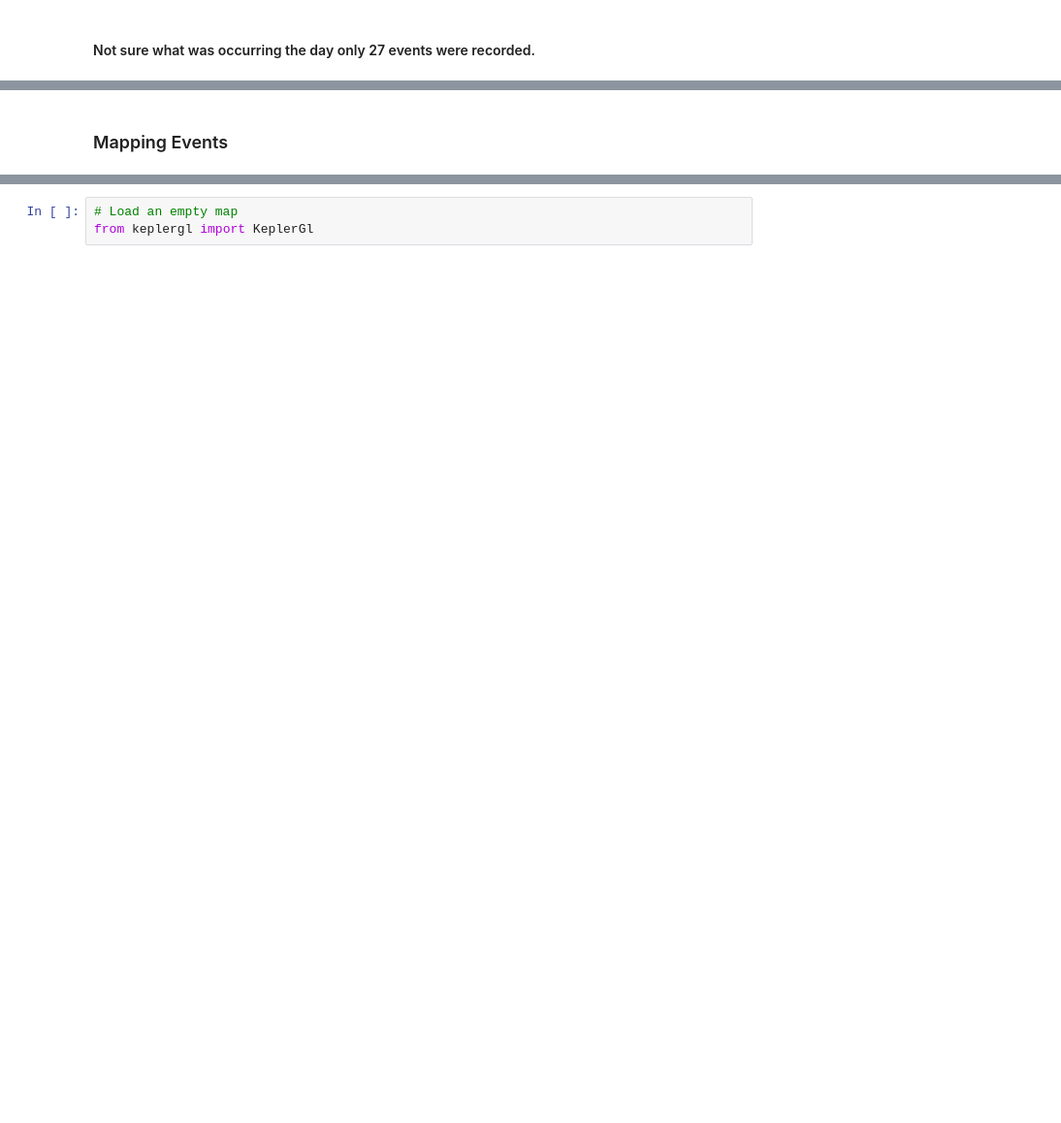
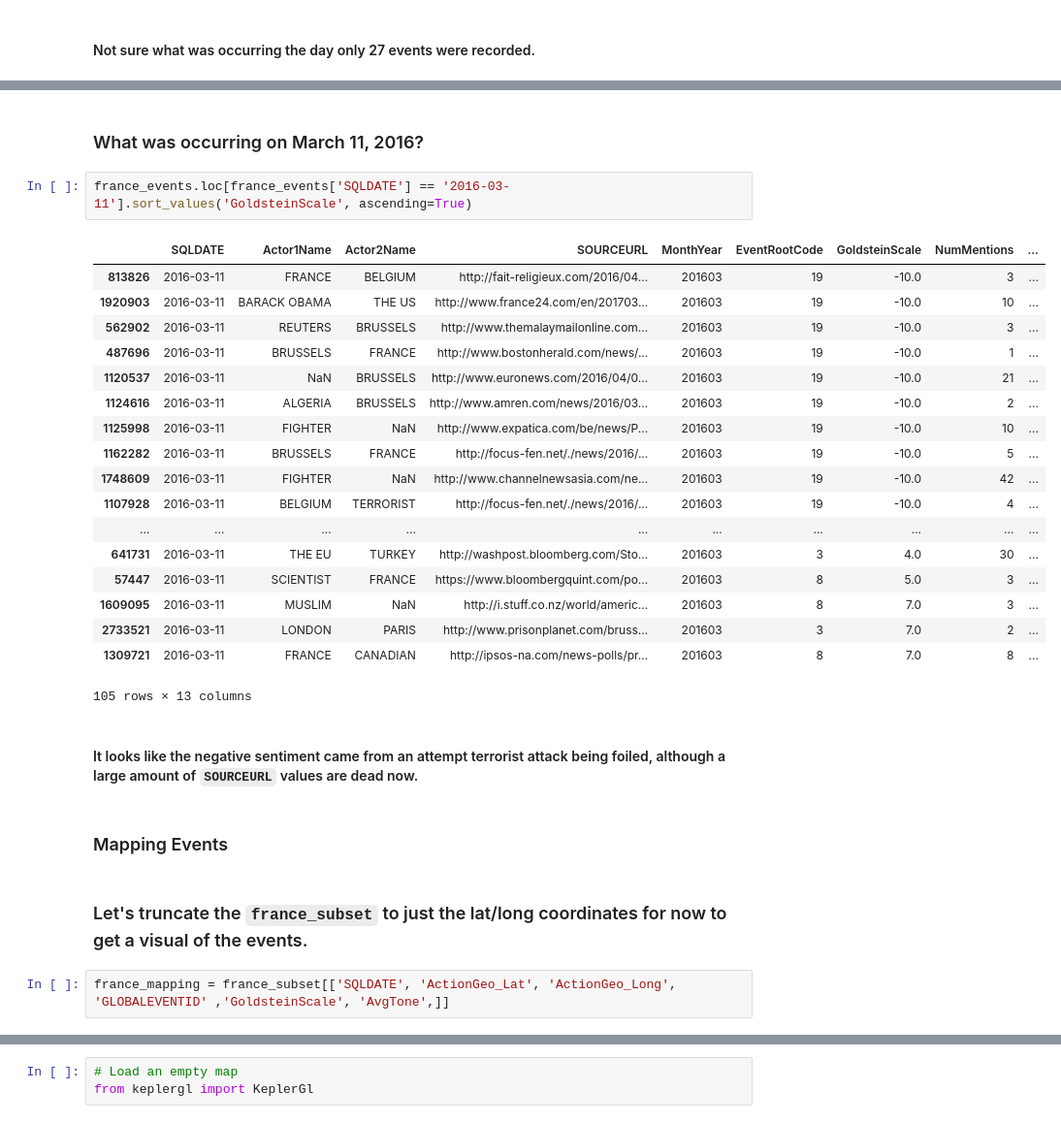
Before and after one commit to philip-sparks/Springboard-AI, a Jupyter notebook: GDELT_Capstone/France Collection, Wrangling, Exploration.ipynb, the cells around one changed output, grey strips where cells are left out. Shown at 97% size. Drawn from its saved outputs; the diff is of its cells as text; blank space fills up the shorter version.

Commit message:
More details
Added mapping

```diff
--- a/GDELT_Capstone/France Collection, Wrangling, Exploration.ipynb
+++ b/GDELT_Capstone/France Collection, Wrangling, Exploration.ipynb
@@ -576,2 +586,31 @@ france_events.groupby(["SQLDATE", "GoldsteinScale"]).size().plot(figsize=(16,10)
+# %% [markdown]
+### What was occurring on March 11, 2016?
+# %%
+france_events.loc[france_events['SQLDATE'] == '2016-03-11'].sort_values('GoldsteinScale', ascending=True)
+# %% [output]
+|  | SQLDATE | Actor1Name | Actor2Name | SOURCEURL | MonthYear | EventRootCode | GoldsteinScale | NumMentions | ... |
+| 813826 | 2016-03-11 | FRANCE | BELGIUM | http://fait-religieux.com/2016/04... | 201603 | 19 | -10.0 | 3 | ... |
+| 1920903 | 2016-03-11 | BARACK OBAMA | THE US | http://www.france24.com/en/201703... | 201603 | 19 | -10.0 | 10 | ... |
+| 562902 | 2016-03-11 | REUTERS | BRUSSELS | http://www.themalaymailonline.com... | 201603 | 19 | -10.0 | 3 | ... |
+| 487696 | 2016-03-11 | BRUSSELS | FRANCE | http://www.bostonherald.com/news/... | 201603 | 19 | -10.0 | 1 | ... |
+| 1120537 | 2016-03-11 | NaN | BRUSSELS | http://www.euronews.com/2016/04/0... | 201603 | 19 | -10.0 | 21 | ... |
+| 1124616 | 2016-03-11 | ALGERIA | BRUSSELS | http://www.amren.com/news/2016/03... | 201603 | 19 | -10.0 | 2 | ... |
+| 1125998 | 2016-03-11 | FIGHTER | NaN | http://www.expatica.com/be/news/P... | 201603 | 19 | -10.0 | 10 | ... |
+| 1162282 | 2016-03-11 | BRUSSELS | FRANCE | http://focus-fen.net/./news/2016/... | 201603 | 19 | -10.0 | 5 | ... |
+| 1748609 | 2016-03-11 | FIGHTER | NaN | http://www.channelnewsasia.com/ne... | 201603 | 19 | -10.0 | 42 | ... |
+| 1107928 | 2016-03-11 | BELGIUM | TERRORIST | http://focus-fen.net/./news/2016/... | 201603 | 19 | -10.0 | 4 | ... |
+| ... | ... | ... | ... | ... | ... | ... | ... | ... | ... |
+| 641731 | 2016-03-11 | THE EU | TURKEY | http://washpost.bloomberg.com/Sto... | 201603 | 3 | 4.0 | 30 | ... |
+| 57447 | 2016-03-11 | SCIENTIST | FRANCE | https://www.bloombergquint.com/po... | 201603 | 8 | 5.0 | 3 | ... |
+| 1609095 | 2016-03-11 | MUSLIM | NaN | http://i.stuff.co.nz/world/americ... | 201603 | 8 | 7.0 | 3 | ... |
+| 2733521 | 2016-03-11 | LONDON | PARIS | http://www.prisonplanet.com/bruss... | 201603 | 3 | 7.0 | 2 | ... |
+| 1309721 | 2016-03-11 | FRANCE | CANADIAN | http://ipsos-na.com/news-polls/pr... | 201603 | 8 | 7.0 | 8 | ... |
+105 rows × 13 columns
+# %% [markdown]
+#### It looks like the negative sentiment came from an attempt terrorist attack being foiled, although a large amount of `SOURCEURL` values are dead now.
 # %% [markdown]
 ### Mapping Events
+# %% [markdown]
+### Let's truncate the `france_subset` to just the lat/long coordinates for now to get a visual of the events.
+# %%
+france_mapping = france_subset[['SQLDATE', 'ActionGeo_Lat', 'ActionGeo_Long', 'GLOBALEVENTID' ,'GoldsteinScale', 'AvgTone',]]
```
Also changed, not shown: parts of 27 cells of this notebook.
